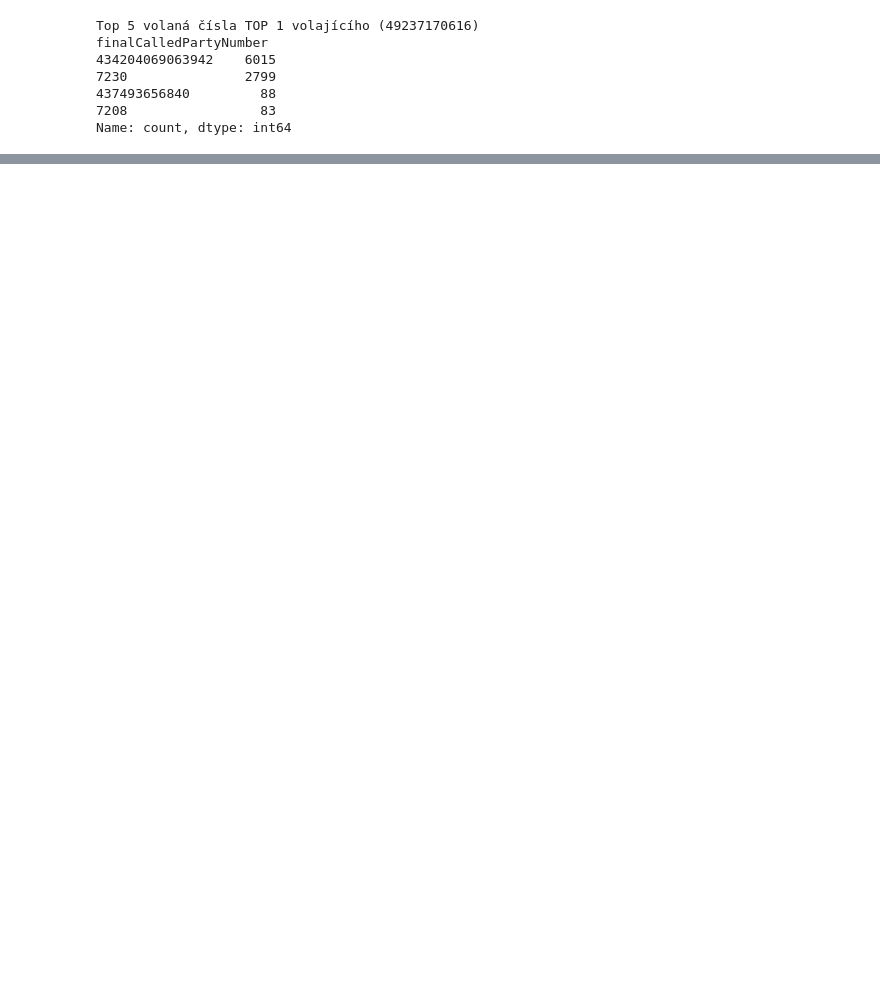
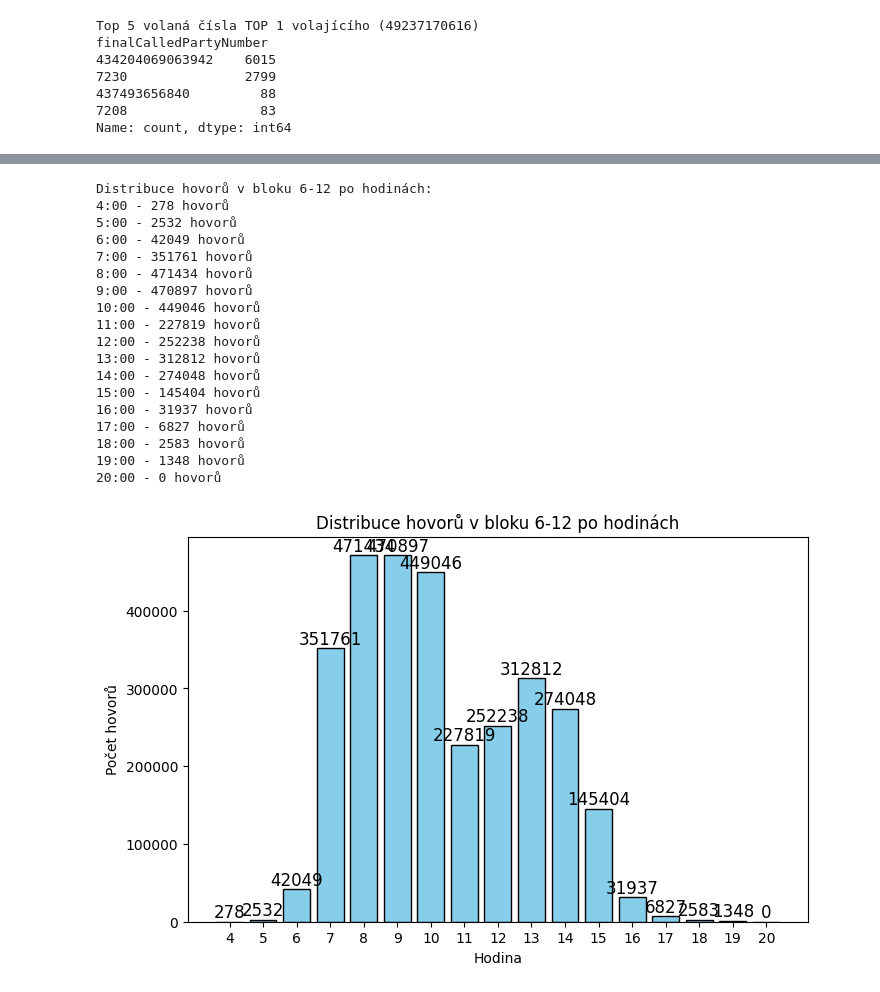
Before and after one commit to Hana-Et/DATA_2025_projekt_Callytics, a Jupyter notebook: statistika2.ipynb, the cells around one changed output, grey strips where cells are left out. Saved outputs shown, nothing was run; the diff lists cells and outputs as text; code cells hidden in the pictures; blank space fills up the shorter version.

```diff
--- a/statistika2.ipynb
+++ b/statistika2.ipynb
@@ -338,26 +391,48 @@ plt.show()
 # %%
-unique_calls_df = df.drop_duplicates(subset=["globalCallID_callId", "origLegCallIdentifier"])
 blok_4_20 = {4:0, 5:0, 6:0, 7:0, 8:0, 9:0, 10:0, 11:0, 12:0, 13:0, 14:0, 15:0, 16:0, 17:0, 18:0, 19:0, 20:0}
 
 for date in unique_calls_df['dateTimeOrigination']:
     if pd.notna(date):
         hodina = date.hour
         if 4 <= hodina < 20:
             blok_4_20[hodina] += 1
 
 
 print("Distribuce hovorů v bloku 6-12 po hodinách:")
 for hod, pocet in blok_4_20.items():
     print(f"{hod}:00 - {pocet} hovorů")
 
 
 hodiny = list(blok_4_20.keys())
 pocet_hovoru = list(blok_4_20.values())
 
 plt.figure(figsize=(8,5))
-plt.bar(hodiny, pocet_hovoru, color='skyblue', edgecolor='black')
+bars = plt.bar(hodiny, pocet_hovoru, color='skyblue', edgecolor='black')
 plt.title('Distribuce hovorů v bloku 6-12 po hodinách')
 plt.xlabel('Hodina')
 plt.ylabel('Počet hovorů')
 plt.xticks(hodiny)
+for bar in bars:
+    plt.text(bar.get_x() + bar.get_width() / 2, bar.get_height(),
+             f'{bar.get_height():.0f}', ha='center', va='bottom', fontsize=12)
 plt.show()
+# %% [output]
+Distribuce hovorů v bloku 6-12 po hodinách:
+4:00 - 278 hovorů
+5:00 - 2532 hovorů
+6:00 - 42049 hovorů
+7:00 - 351761 hovorů
+8:00 - 471434 hovorů
+9:00 - 470897 hovorů
+10:00 - 449046 hovorů
+11:00 - 227819 hovorů
+12:00 - 252238 hovorů
+13:00 - 312812 hovorů
+14:00 - 274048 hovorů
+15:00 - 145404 hovorů
+16:00 - 31937 hovorů
+17:00 - 6827 hovorů
+18:00 - 2583 hovorů
+19:00 - 1348 hovorů
+20:00 - 0 hovorů
+[figure, added]
```
Also changed, not shown: parts of 16 cells of this notebook.
